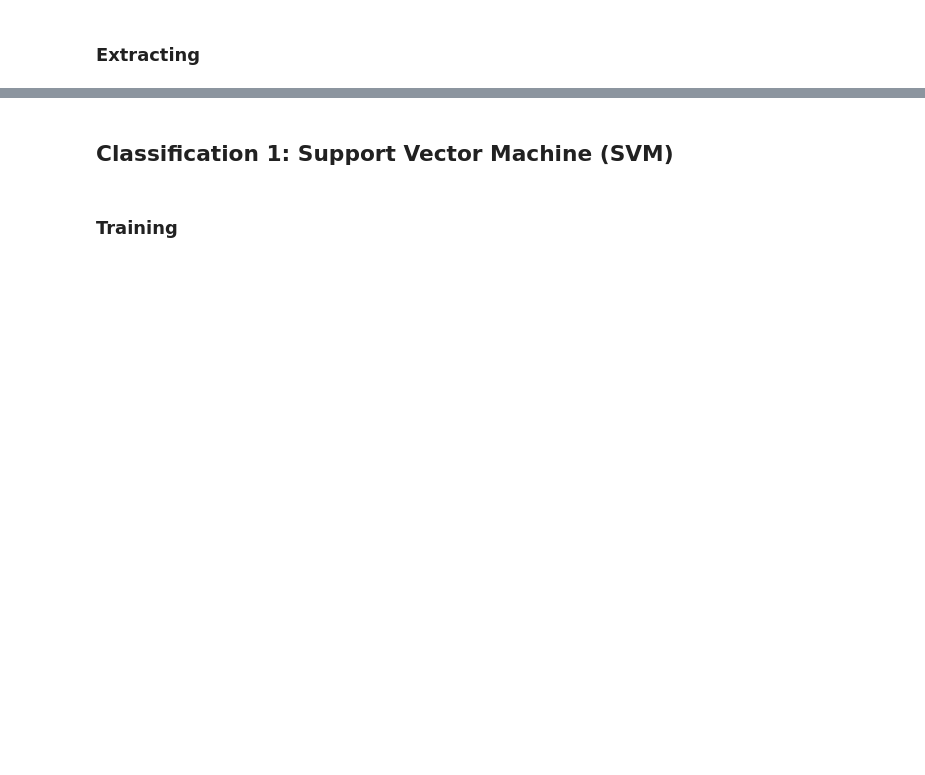
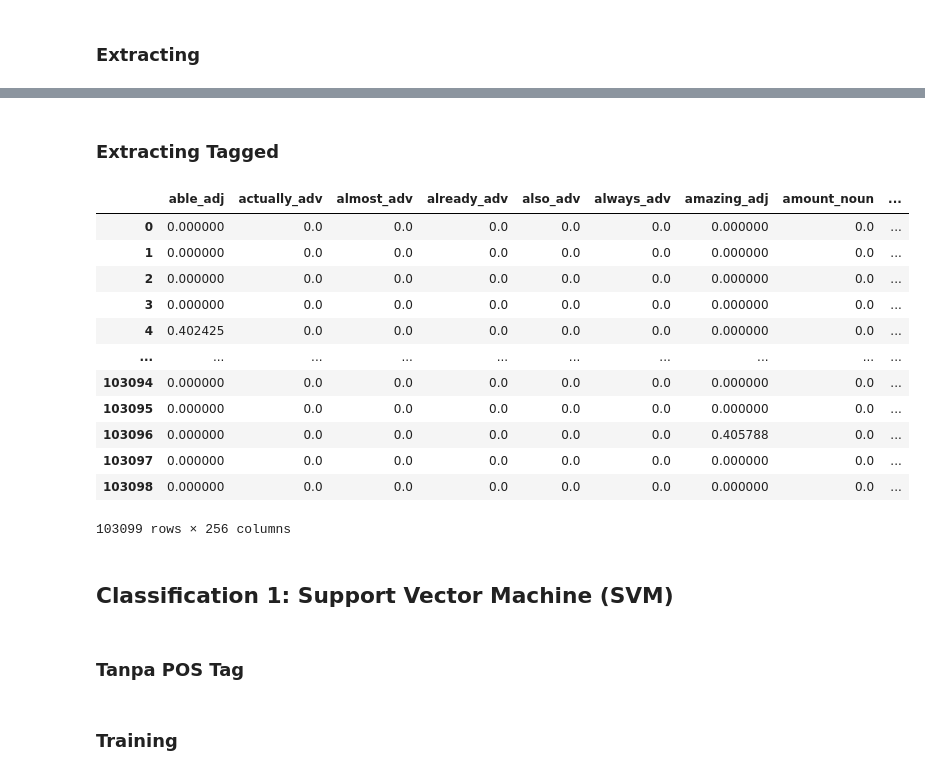
Before and after one commit to Meyjan/Steam-Games-Review-Sentiment-Analysis, a Jupyter notebook: Sentiment Analysis.ipynb, the cells around one changed output, grey strips where cells are left out. Drawn from its saved outputs; the diff is of its cells as text; code cells hidden in the pictures; blank space fills up the shorter version.

```diff
--- a/Sentiment Analysis.ipynb
+++ b/Sentiment Analysis.ipynb
@@ -332,0 +417,3 @@ gandhi declared war us
+# %%
+x_train_tagged, x_val_tagged, x_test_tagged, y_train, y_val, y_test = load_tagged_data()
+x_train_tagged
@@ -349,5 +480,31 @@ x_train_tfidf
+# %% [markdown]
+### Extracting Tagged
+# %%
+x_train_tfidf_tagged = pd.DataFrame(tfidf_tagged.transform(x_train_tagged).toarray(), columns=[tfidf_tagged.get_feature_names()])
+x_val_tfidf_tagged = pd.DataFrame(tfidf_tagged.transform(x_val_tagged).toarray(), columns=[tfidf_tagged.get_feature_names()])
+x_test_tfidf_tagged = pd.DataFrame(tfidf_tagged.transform(x_test_tagged).toarray(), columns=[tfidf_tagged.get_feature_names()])
+
+save_tfidf_tagged_data()
+
+x_train_tfidf_tagged
+# %% [output]
+|  | able_adj | actually_adv | almost_adv | already_adv | also_adv | always_adv | amazing_adj | amount_noun | ... |
+| 0 | 0.000000 | 0.0 | 0.0 | 0.0 | 0.0 | 0.0 | 0.000000 | 0.0 | ... |
+| 1 | 0.000000 | 0.0 | 0.0 | 0.0 | 0.0 | 0.0 | 0.000000 | 0.0 | ... |
+| 2 | 0.000000 | 0.0 | 0.0 | 0.0 | 0.0 | 0.0 | 0.000000 | 0.0 | ... |
+| 3 | 0.000000 | 0.0 | 0.0 | 0.0 | 0.0 | 0.0 | 0.000000 | 0.0 | ... |
+| 4 | 0.402425 | 0.0 | 0.0 | 0.0 | 0.0 | 0.0 | 0.000000 | 0.0 | ... |
+| ... | ... | ... | ... | ... | ... | ... | ... | ... | ... |
+| 103094 | 0.000000 | 0.0 | 0.0 | 0.0 | 0.0 | 0.0 | 0.000000 | 0.0 | ... |
+| 103095 | 0.000000 | 0.0 | 0.0 | 0.0 | 0.0 | 0.0 | 0.000000 | 0.0 | ... |
+| 103096 | 0.000000 | 0.0 | 0.0 | 0.0 | 0.0 | 0.0 | 0.405788 | 0.0 | ... |
+| 103097 | 0.000000 | 0.0 | 0.0 | 0.0 | 0.0 | 0.0 | 0.000000 | 0.0 | ... |
+| 103098 | 0.000000 | 0.0 | 0.0 | 0.0 | 0.0 | 0.0 | 0.000000 | 0.0 | ... |
+103099 rows × 256 columns
 # %% [markdown]
 ## Classification 1: Support Vector Machine (SVM)
+# %% [markdown]
+### Tanpa POS Tag
 # %% [markdown]
 ### Training
 # %%
```
Also changed, not shown: parts of 65 cells of this notebook.
